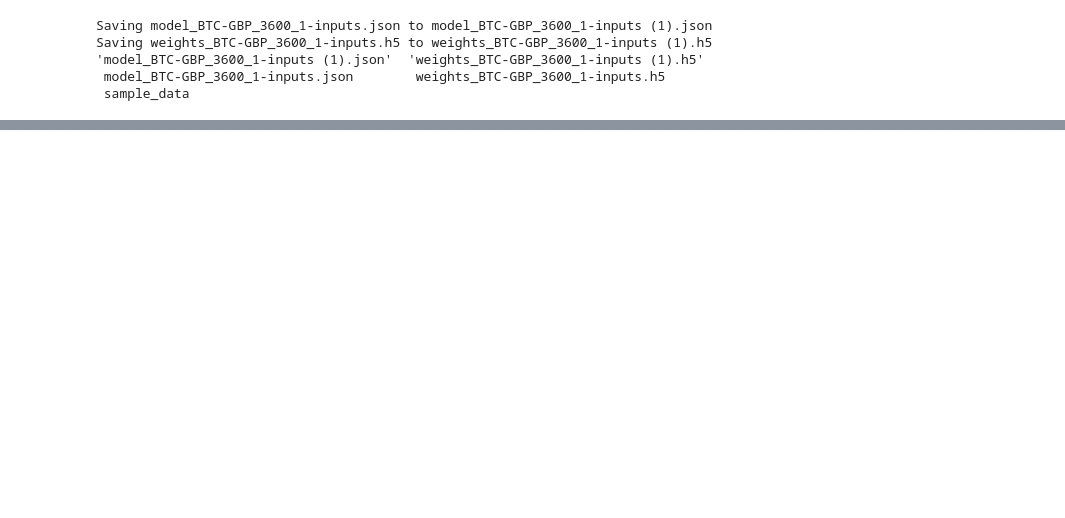
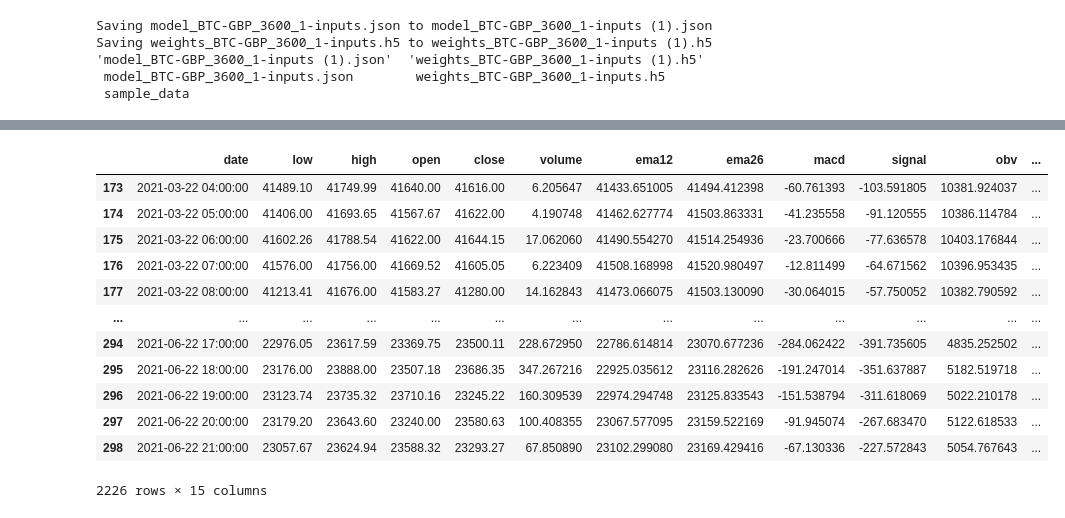
Before and after one commit to whittlem/colabnotebooks, a Jupyter notebook: TradingAI_LSTM_BitcoinHourly.ipynb, the cells around one changed output, grey strips where cells are left out. Cells and saved outputs as stored; diff of their text form; code cells hidden in the pictures; blank space fills up the shorter version.

```diff
--- a/TradingAI_LSTM_BitcoinHourly.ipynb
+++ b/TradingAI_LSTM_BitcoinHourly.ipynb
@@ -282,0 +333,22 @@ plt.show()
+# %%
+pd.set_option('mode.chained_assignment', None)
+
+df_test = df.tail(len(y_pred))
+df_test.loc[:, 'predicted_next_close'] = y_pred
+df_test[['open','high','low','close','volume','ema12','ema26','macd','signal','obv_pc','close_delta','next_close']]
+df_test.rename(columns={'next_close': 'actual_next_close'}, errors='raise', inplace=True)
+df_test
+# %% [output]
+|  | date | low | high | open | close | volume | ema12 | ema26 | macd | signal | obv | ... |
+| 173 | 2021-03-22 04:00:00 | 41489.10 | 41749.99 | 41640.00 | 41616.00 | 6.205647 | 41433.651005 | 41494.412398 | -60.761393 | -103.591805 | 10381.924037 | ... |
+| 174 | 2021-03-22 05:00:00 | 41406.00 | 41693.65 | 41567.67 | 41622.00 | 4.190748 | 41462.627774 | 41503.863331 | -41.235558 | -91.120555 | 10386.114784 | ... |
+| 175 | 2021-03-22 06:00:00 | 41602.26 | 41788.54 | 41622.00 | 41644.15 | 17.062060 | 41490.554270 | 41514.254936 | -23.700666 | -77.636578 | 10403.176844 | ... |
+| 176 | 2021-03-22 07:00:00 | 41576.00 | 41756.00 | 41669.52 | 41605.05 | 6.223409 | 41508.168998 | 41520.980497 | -12.811499 | -64.671562 | 10396.953435 | ... |
+| 177 | 2021-03-22 08:00:00 | 41213.41 | 41676.00 | 41583.27 | 41280.00 | 14.162843 | 41473.066075 | 41503.130090 | -30.064015 | -57.750052 | 10382.790592 | ... |
+| ... | ... | ... | ... | ... | ... | ... | ... | ... | ... | ... | ... | ... |
+| 294 | 2021-06-22 17:00:00 | 22976.05 | 23617.59 | 23369.75 | 23500.11 | 228.672950 | 22786.614814 | 23070.677236 | -284.062422 | -391.735605 | 4835.252502 | ... |
+| 295 | 2021-06-22 18:00:00 | 23176.00 | 23888.00 | 23507.18 | 23686.35 | 347.267216 | 22925.035612 | 23116.282626 | -191.247014 | -351.637887 | 5182.519718 | ... |
+| 296 | 2021-06-22 19:00:00 | 23123.74 | 23735.32 | 23710.16 | 23245.22 | 160.309539 | 22974.294748 | 23125.833543 | -151.538794 | -311.618069 | 5022.210178 | ... |
+| 297 | 2021-06-22 20:00:00 | 23179.20 | 23643.60 | 23240.00 | 23580.63 | 100.408355 | 23067.577095 | 23159.522169 | -91.945074 | -267.683470 | 5122.618533 | ... |
+| 298 | 2021-06-22 21:00:00 | 23057.67 | 23624.94 | 23588.32 | 23293.27 | 67.850890 | 23102.299080 | 23169.429416 | -67.130336 | -227.572843 | 5054.767643 | ... |
+2226 rows × 15 columns
```
Also changed, not shown: parts of 10 cells of this notebook, 1 other file.
